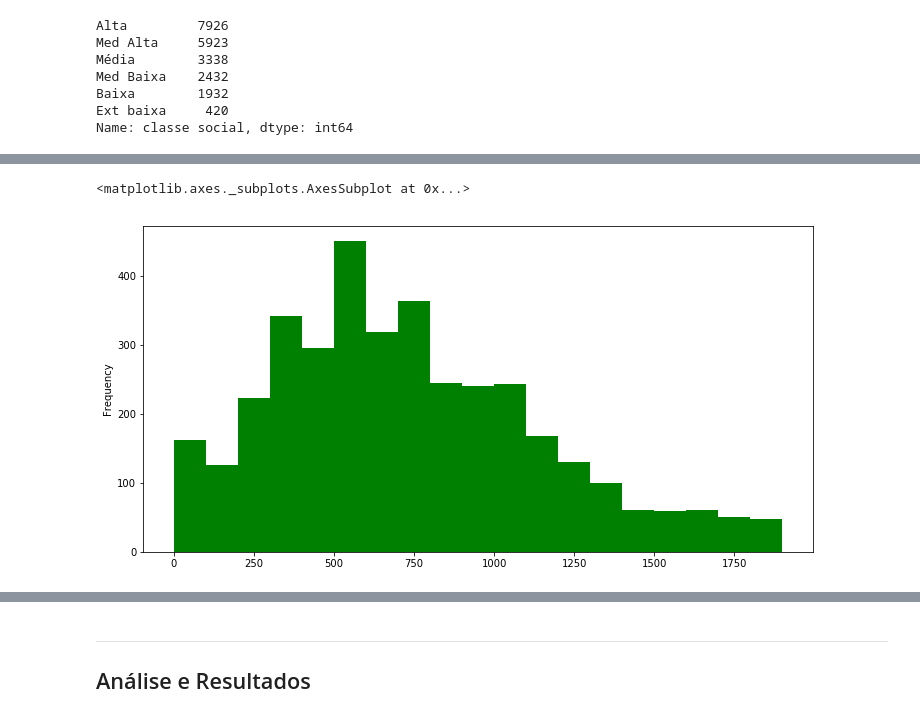
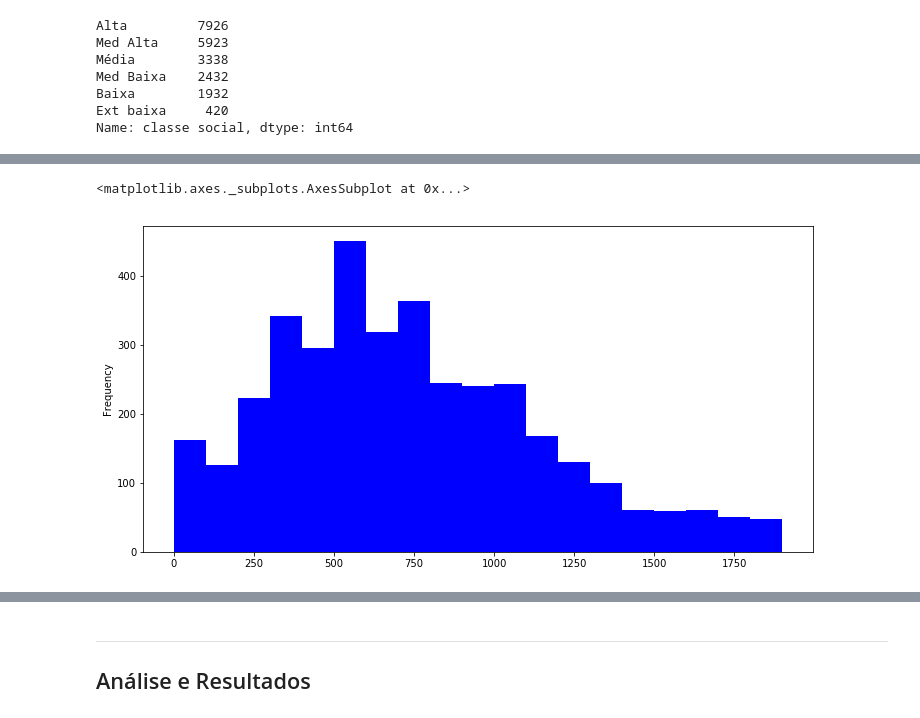
Before and after one commit to andreneustein/cd2018, a Jupyter notebook: Projeto1 Layout.ipynb, the cells around one changed output, grey strips where cells are left out. Cells and saved outputs as stored; diff of their text form; code cells hidden in the pictures.

```diff
--- a/Projeto1 Layout.ipynb
+++ b/Projeto1 Layout.ipynb
@@ -257,6 +348,6 @@ plt.title("Escolaridade")
 # %%
 rendafilho = dados15filho.V4750
-rendafilho.plot (kind='hist', color=("green"),  bins=range(0,2000,100), figsize=(12,6))
+rendafilho.plot (kind='hist', color=("blue"),  bins=range(0,2000,100), figsize=(12,6))
 # %% [output]
 <matplotlib.axes._subplots.AxesSubplot at 0x...>
-[figure, old version]
+[figure, new version]
```
Also changed, not shown: parts of 36 cells of this notebook.
